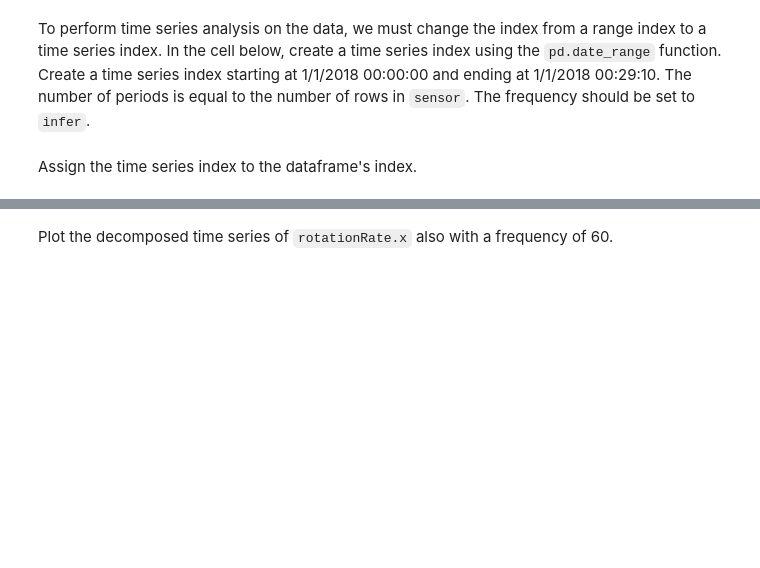
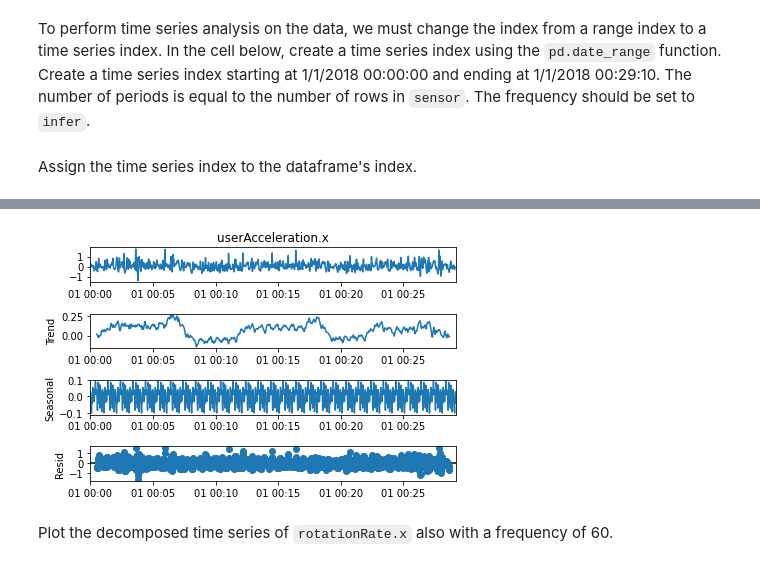
Before and after one commit to Ironhack-Data-Madrid-Febrero-2021/lab-time-series, a Jupyter notebook: your-code/main.ipynb, the cells around one changed output, grey strips where cells are left out. Cells and saved outputs as stored; diff of their text form; code cells hidden in the pictures; blank space fills up the shorter version.

```diff
--- a/your-code/main.ipynb
+++ b/your-code/main.ipynb
@@ -92,2 +109,7 @@ Our next step is to decompose the time series and evaluate the patterns in the d
+# %%
+decompose.plot();
+# seasonal, trend?
+# %% [output]
+[figure, added]
 # %% [markdown]
 Plot the decomposed time series of `rotationRate.x` also with a frequency of 60.
```
Also changed, not shown: parts of 26 cells of this notebook.
